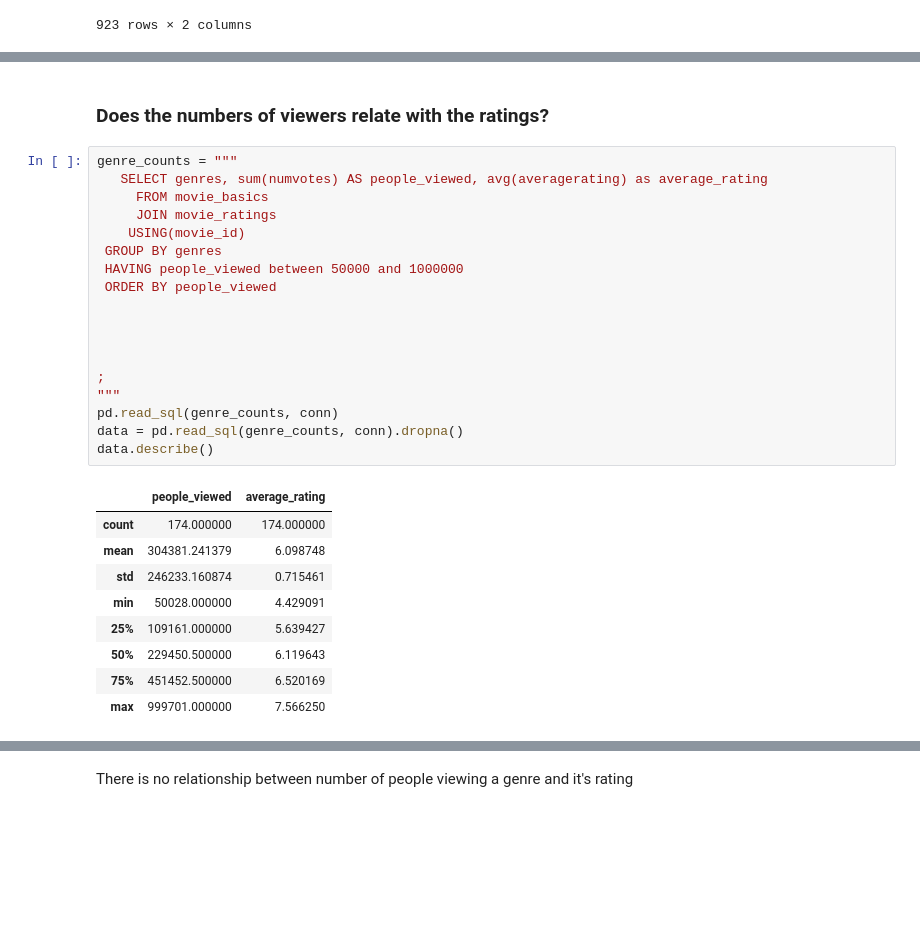
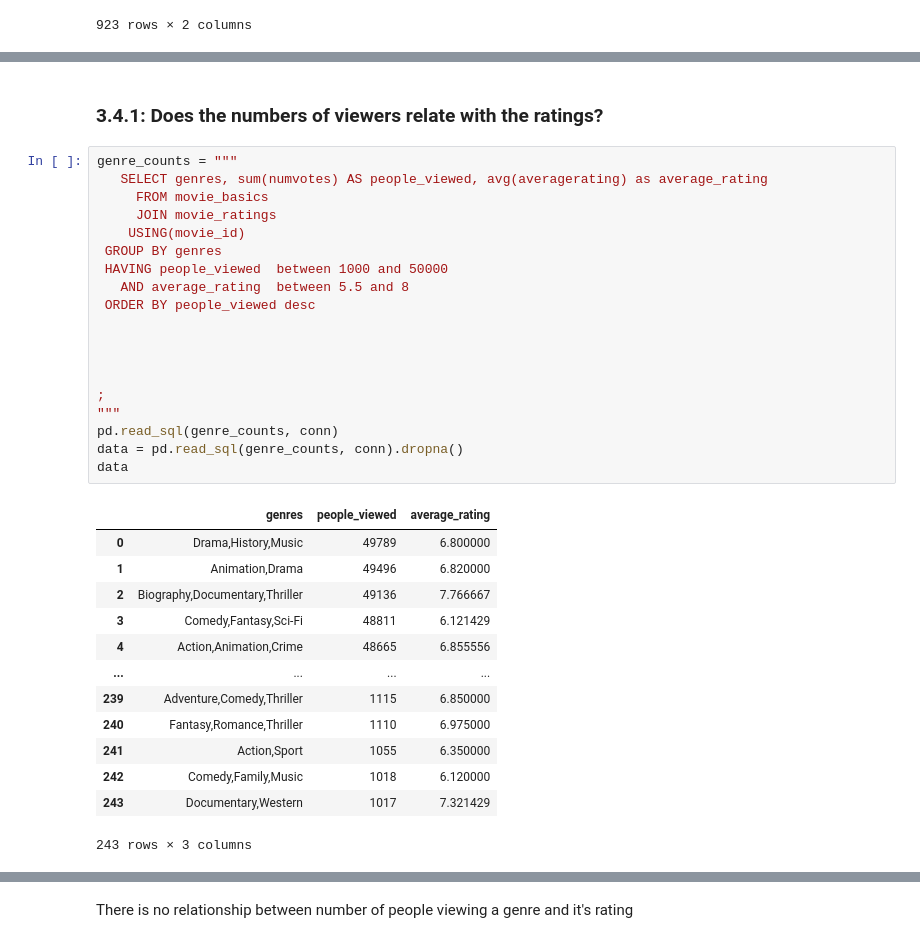
Before and after one commit to AbelO2022/Phase_1_Microsoft_Project, a Jupyter notebook: student.ipynb, the cells around one changed output, grey strips where cells are left out. Saved outputs shown, nothing was run; the diff lists cells and outputs as text; blank space fills up the shorter version.

```diff
--- a/student.ipynb
+++ b/student.ipynb
@@ -315,30 +727,35 @@ pd.read_sql(genre_ratings, conn).dropna()
 # %% [markdown]
-### Does the numbers of viewers relate with the ratings?
+### 3.4.1: Does the numbers of viewers relate with the ratings?
 # %%
 genre_counts = """
    SELECT genres, sum(numvotes) AS people_viewed, avg(averagerating) as average_rating
      FROM movie_basics
      JOIN movie_ratings
     USING(movie_id)
  GROUP BY genres
- HAVING people_viewed between 50000 and 1000000
- ORDER BY people_viewed
+ HAVING people_viewed  between 1000 and 50000
+   AND average_rating  between 5.5 and 8
+ ORDER BY people_viewed desc
 
 
 
 
 ;
 """
 pd.read_sql(genre_counts, conn)
 data = pd.read_sql(genre_counts, conn).dropna()
-data.describe()
+data
 # %% [output]
-|  | people_viewed | average_rating |
-| count | 174.000000 | 174.000000 |
-| mean | 304381.241379 | 6.098748 |
-| std | 246233.160874 | 0.715461 |
-| min | 50028.000000 | 4.429091 |
-| 25% | 109161.000000 | 5.639427 |
-| 50% | 229450.500000 | 6.119643 |
-| 75% | 451452.500000 | 6.520169 |
-| max | 999701.000000 | 7.566250 |
+|  | genres | people_viewed | average_rating |
+| 0 | Drama,History,Music | 49789 | 6.800000 |
+| 1 | Animation,Drama | 49496 | 6.820000 |
+| 2 | Biography,Documentary,Thriller | 49136 | 7.766667 |
+| 3 | Comedy,Fantasy,Sci-Fi | 48811 | 6.121429 |
+| 4 | Action,Animation,Crime | 48665 | 6.855556 |
+| ... | ... | ... | ... |
+| 239 | Adventure,Comedy,Thriller | 1115 | 6.850000 |
+| 240 | Fantasy,Romance,Thriller | 1110 | 6.975000 |
+| 241 | Action,Sport | 1055 | 6.350000 |
+| 242 | Comedy,Family,Music | 1018 | 6.120000 |
+| 243 | Documentary,Western | 1017 | 7.321429 |
+243 rows × 3 columns
```
Also changed, not shown: parts of 145 cells of this notebook, 2 other files.
